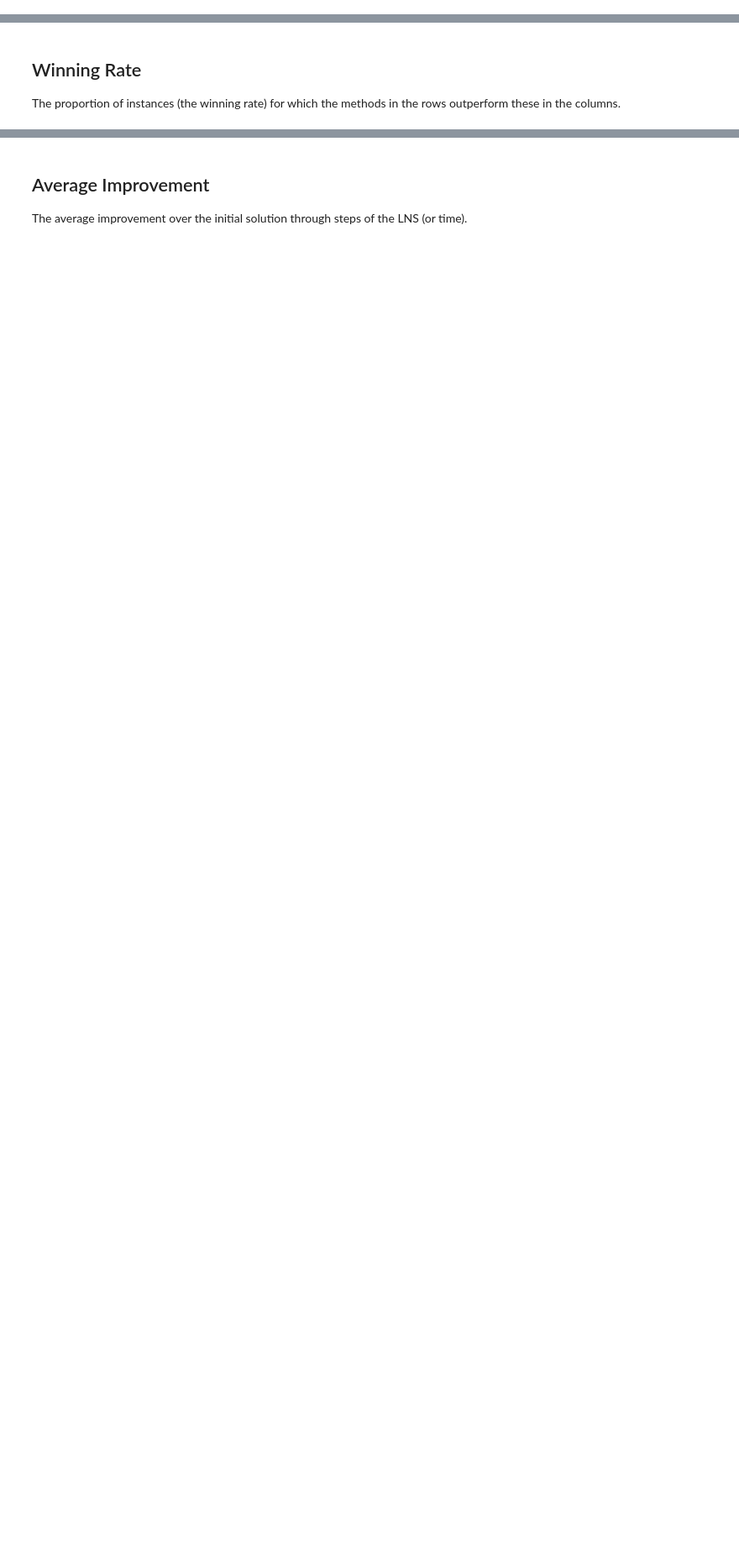
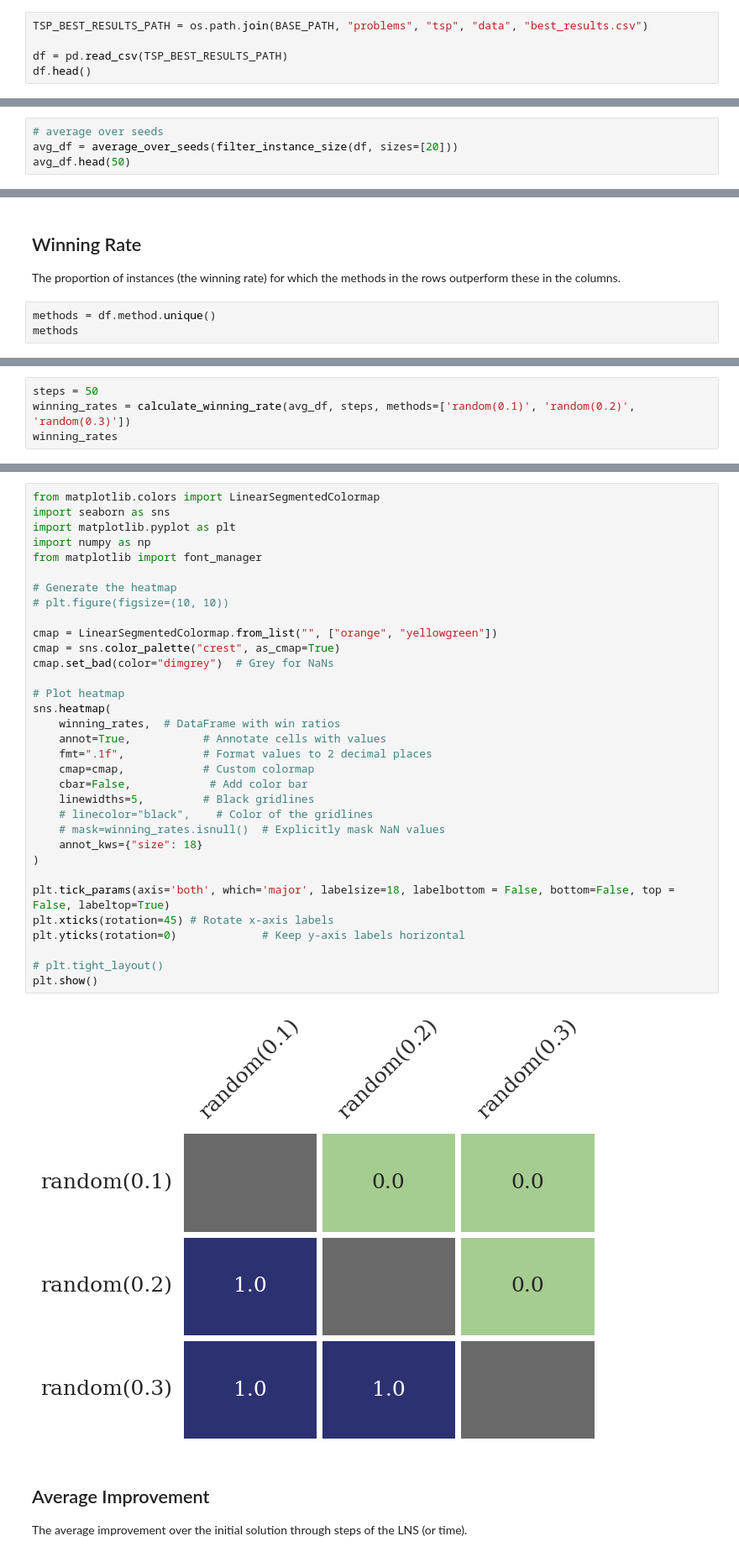
Before and after one commit to arekpaterak/engineering-thesis, a Jupyter notebook: experiments/results_analysis.ipynb, the cells around one changed output, grey strips where cells are left out. Shown at 84% size. Saved outputs shown, nothing was run; the diff lists cells and outputs as text; blank space fills up the shorter version.

Commit message:
Add value baseline

```diff
--- a/experiments/results_analysis.ipynb
+++ b/experiments/results_analysis.ipynb
@@ -8,0 +42,5 @@ The autoreload extension is already loaded. To reload it, use:
+# %%
+TSP_BEST_RESULTS_PATH = os.path.join(BASE_PATH, "problems", "tsp", "data", "best_results.csv")
+
+df = pd.read_csv(TSP_BEST_RESULTS_PATH)
+df.head()
@@ -8,0 +68,4 @@ The autoreload extension is already loaded. To reload it, use:
+# %%
+# average over seeds
+avg_df = average_over_seeds(filter_instance_size(df, sizes=[20]))
+avg_df.head(50)
@@ -9,3 +113,6 @@ The autoreload extension is already loaded. To reload it, use:
 # %% [markdown]
 ## Winning Rate
 The proportion of instances (the winning rate) for which the methods in the rows outperform these in the columns.
+# %%
+methods = df.method.unique()
+methods
@@ -11,0 +160,4 @@ The proportion of instances (the winning rate) for which the methods in the rows
+# %%
+steps = 50
+winning_rates = calculate_winning_rate(avg_df, steps, methods=['random(0.1)', 'random(0.2)', 'random(0.3)'])
+winning_rates
@@ -12,3 +186,38 @@ The proportion of instances (the winning rate) for which the methods in the rows
+# %%
+from matplotlib.colors import LinearSegmentedColormap
+import seaborn as sns
+import matplotlib.pyplot as plt
+import numpy as np
+from matplotlib import font_manager
+
+# Generate the heatmap
+# plt.figure(figsize=(10, 10))
+
+cmap = LinearSegmentedColormap.from_list("", ["orange", "yellowgreen"])
+cmap = sns.color_palette("crest", as_cmap=True)
+cmap.set_bad(color="dimgrey")  # Grey for NaNs
+
+# Plot heatmap
+sns.heatmap(
+    winning_rates,  # DataFrame with win ratios
+    annot=True,           # Annotate cells with values
+    fmt=".1f",            # Format values to 2 decimal places
+    cmap=cmap,            # Custom colormap
+    cbar=False,            # Add color bar
+    linewidths=5,         # Black gridlines
+    # linecolor="black",    # Color of the gridlines
+    # mask=winning_rates.isnull()  # Explicitly mask NaN values
+    annot_kws={"size": 18}
+)
+
+plt.tick_params(axis='both', which='major', labelsize=18, labelbottom = False, bottom=False, top = False, labeltop=True)
+plt.xticks(rotation=45) # Rotate x-axis labels
+plt.yticks(rotation=0)             # Keep y-axis labels horizontal
+
+# plt.tight_layout()
+plt.show()
+# %% [output]
+[figure, added]
 # %% [markdown]
 ## Average Improvement
 The average improvement over the initial solution through steps of the LNS (or time).
```
Also changed, not shown: parts of 13 cells of this notebook, 10 other files.
